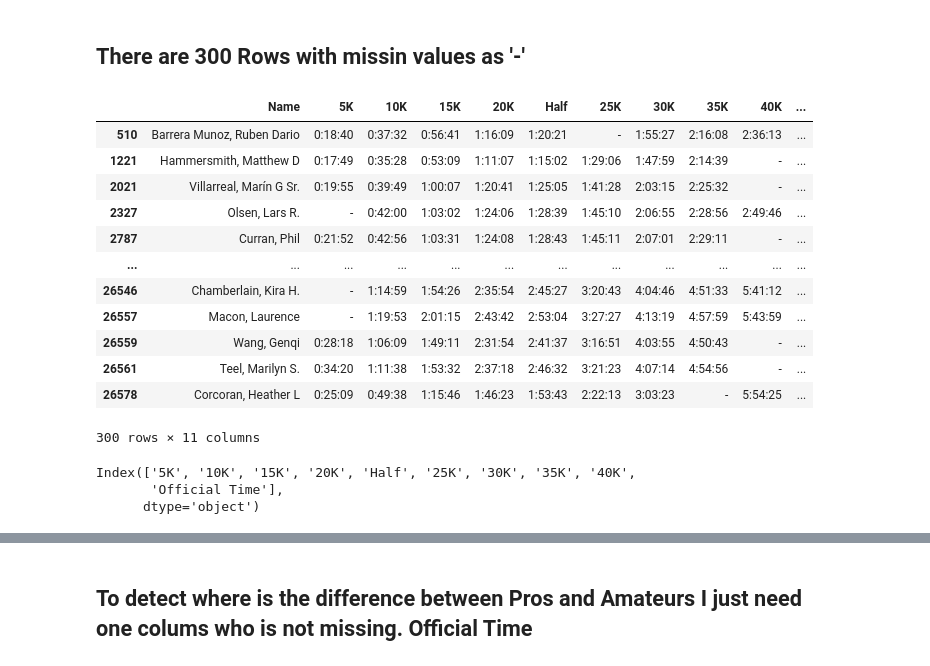
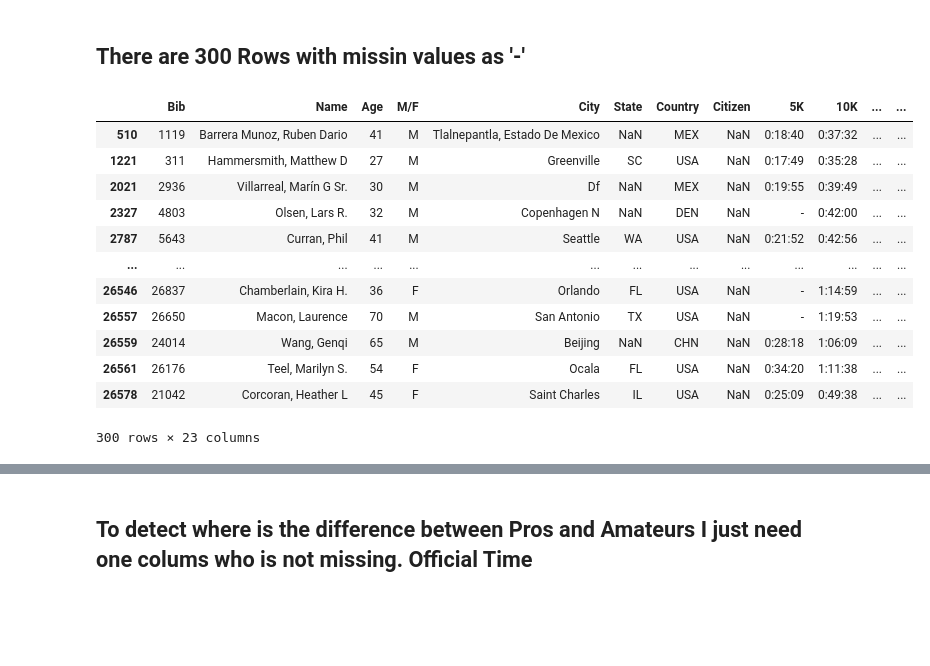
Before and after one commit to isra-st/BostonMarathon_RunningMagazine, a Jupyter notebook: # Analysis of Data Frames.ipynb, the cells around one changed output, grey strips where cells are left out. Cells and saved outputs as stored; diff of their text form; code cells hidden in the pictures; blank space fills up the shorter version.

```diff
--- a/# Analysis of Data Frames.ipynb
+++ b/# Analysis of Data Frames.ipynb
@@ -1109,7 +1114,7 @@ boston_2015
 | 26597 | 25651 | Reilly, William | 62 | M | Kew Garden | NY | USA | NaN | 0:40:14 | 1:28:18 | ... | ... |
 26598 rows × 23 columns
 # %%
-provsamateur_2015 =  boston_2015
+provsamateur_2015 =  boston_2015.copy()
 # %%
 provsamateur_2015.reset_index()
 # %% [output]
@@ -1126,8 +1131,6 @@ provsamateur_2015.reset_index()
 | 26596 | 26596 | 29396 | Buccilli, Alfred P. | 53 | M | Lynnfield | MA | USA | NaN | 0:49:04 | ... | ... |
 | 26597 | 26597 | 25651 | Reilly, William | 62 | M | Kew Garden | NY | USA | NaN | 0:40:14 | ... | ... |
 26598 rows × 24 columns
-# %%
-provsamateur_2015 = provsamateur_2015[['Name','5K', '10K', '15K', '20K', 'Half', '25K', '30K', '35K','40K', 'Official Time']]
 # %%
 provsamateur_2015
 # %% [output]
@@ -1160,25 +1163,19 @@ ValueError: invalid literal for int() with base 10: '-'
 # %% [markdown]
 ## There are 300 Rows with missin values as '-'
 # %%
-mask = np.column_stack([provsamateur_2015[col].str.contains('-', na=False) for col in provsamateur_2015.columns[1:]])
+mask = np.column_stack([provsamateur_2015[col].str.contains('-', na=False) for col in provsamateur_2015.columns[8:18]])
 provsamateur_2015.loc[mask.any(axis=1)]
 # %% [output]
-|  | Name | 5K | 10K | 15K | 20K | Half | 25K | 30K | 35K | 40K | ... |
-| 510 | Barrera Munoz, Ruben Dario | 0:18:40 | 0:37:32 | 0:56:41 | 1:16:09 | 1:20:21 | - | 1:55:27 | 2:16:08 | 2:36:13 | ... |
-| 1221 | Hammersmith, Matthew D | 0:17:49 | 0:35:28 | 0:53:09 | 1:11:07 | 1:15:02 | 1:29:06 | 1:47:59 | 2:14:39 | - | ... |
-| 2021 | Villarreal, Marín G Sr. | 0:19:55 | 0:39:49 | 1:00:07 | 1:20:41 | 1:25:05 | 1:41:28 | 2:03:15 | 2:25:32 | - | ... |
-| 2327 | Olsen, Lars R. | - | 0:42:00 | 1:03:02 | 1:24:06 | 1:28:39 | 1:45:10 | 2:06:55 | 2:28:56 | 2:49:46 | ... |
-| 2787 | Curran, Phil | 0:21:52 | 0:42:56 | 1:03:31 | 1:24:08 | 1:28:43 | 1:45:11 | 2:07:01 | 2:29:11 | - | ... |
-| ... | ... | ... | ... | ... | ... | ... | ... | ... | ... | ... | ... |
-| 26546 | Chamberlain, Kira H. | - | 1:14:59 | 1:54:26 | 2:35:54 | 2:45:27 | 3:20:43 | 4:04:46 | 4:51:33 | 5:41:12 | ... |
-| 26557 | Macon, Laurence | - | 1:19:53 | 2:01:15 | 2:43:42 | 2:53:04 | 3:27:27 | 4:13:19 | 4:57:59 | 5:43:59 | ... |
-| 26559 | Wang, Genqi | 0:28:18 | 1:06:09 | 1:49:11 | 2:31:54 | 2:41:37 | 3:16:51 | 4:03:55 | 4:50:43 | - | ... |
-| 26561 | Teel, Marilyn S. | 0:34:20 | 1:11:38 | 1:53:32 | 2:37:18 | 2:46:32 | 3:21:23 | 4:07:14 | 4:54:56 | - | ... |
-| 26578 | Corcoran, Heather L | 0:25:09 | 0:49:38 | 1:15:46 | 1:46:23 | 1:53:43 | 2:22:13 | 3:03:23 | - | 5:54:25 | ... |
+|  | Bib | Name | Age | M/F | City | State | Country | Citizen | 5K | 10K | ... | ... |
+| 510 | 1119 | Barrera Munoz, Ruben Dario | 41 | M | Tlalnepantla, Estado De Mexico | NaN | MEX | NaN | 0:18:40 | 0:37:32 | ... | ... |
+| 1221 | 311 | Hammersmith, Matthew D | 27 | M | Greenville | SC | USA | NaN | 0:17:49 | 0:35:28 | ... | ... |
+| 2021 | 2936 | Villarreal, Marín G Sr. | 30 | M | Df | NaN | MEX | NaN | 0:19:55 | 0:39:49 | ... | ... |
+| 2327 | 4803 | Olsen, Lars R. | 32 | M | Copenhagen N | NaN | DEN | NaN | - | 0:42:00 | ... | ... |
+| 2787 | 5643 | Curran, Phil | 41 | M | Seattle | WA | USA | NaN | 0:21:52 | 0:42:56 | ... | ... |
+| ... | ... | ... | ... | ... | ... | ... | ... | ... | ... | ... | ... | ... |
+| 26546 | 26837 | Chamberlain, Kira H. | 36 | F | Orlando | FL | USA | NaN | - | 1:14:59 | ... | ... |
+| 26557 | 26650 | Macon, Laurence | 70 | M | San Antonio | TX | USA | NaN | - | 1:19:53 | ... | ... |
+| 26559 | 24014 | Wang, Genqi | 65 | M | Beijing | NaN | CHN | NaN | 0:28:18 | 1:06:09 | ... | ... |
+| 26561 | 26176 | Teel, Marilyn S. | 54 | F | Ocala | FL | USA | NaN | 0:34:20 | 1:11:38 | ... | ... |
+| 26578 | 21042 | Corcoran, Heather L | 45 | F | Saint Charles | IL | USA | NaN | 0:25:09 | 0:49:38 | ... | ... |
-300 rows × 11 columns
+300 rows × 23 columns
-# %%
-provsamateur_2015.columns[1:]
-# %% [output]
-Index(['5K', '10K', '15K', '20K', 'Half', '25K', '30K', '35K', '40K',
-       'Official Time'],
-      dtype='object')
```
Also changed, not shown: parts of 43 cells of this notebook.
